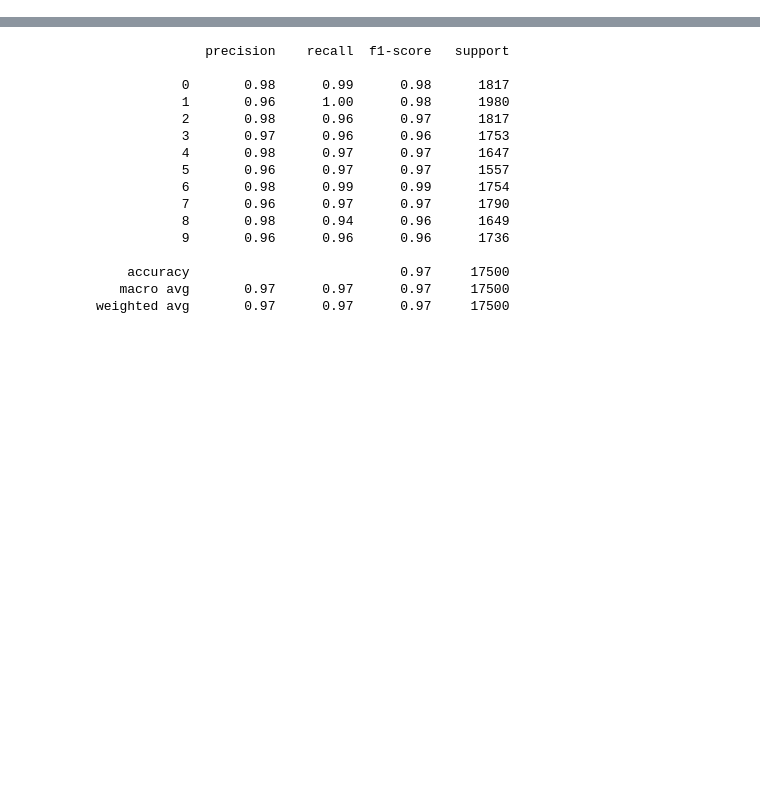
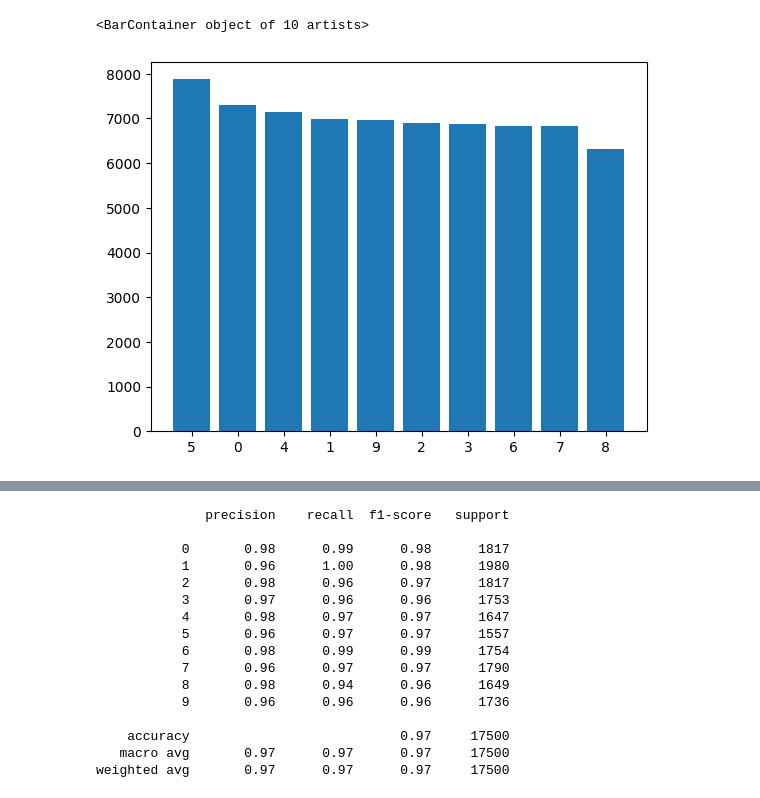
Before and after one commit to carlosgcarneiro/PESMnist, a Jupyter notebook: project_mnist.ipynb, the cells around one changed output, grey strips where cells are left out. Saved outputs shown, nothing was run; the diff lists cells and outputs as text; code cells hidden in the pictures; blank space fills up the shorter version.

```diff
--- a/project_mnist.ipynb
+++ b/project_mnist.ipynb
@@ -19,4 +23,9 @@ from utils.num import Num
 # %%
 raw_data = loadarff('mnist_784.arff')
 df = pd.DataFrame(raw_data[0])
+# %%
+plt.bar(x = df['class'].unique(), height = df['class'].value_counts())
+# %% [output]
+<BarContainer object of 10 artists>
+[figure, added]
 # %%
```
Also changed, not shown: parts of 13 cells of this notebook, 1 other file.
